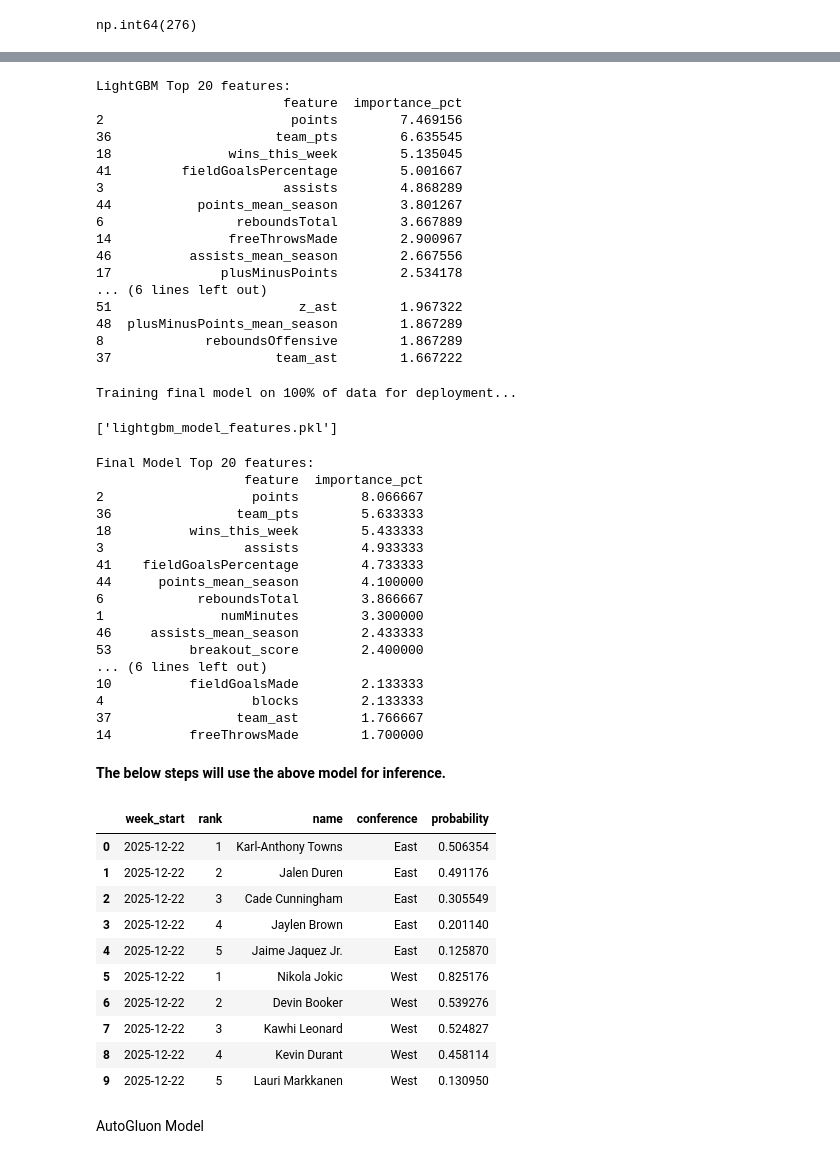
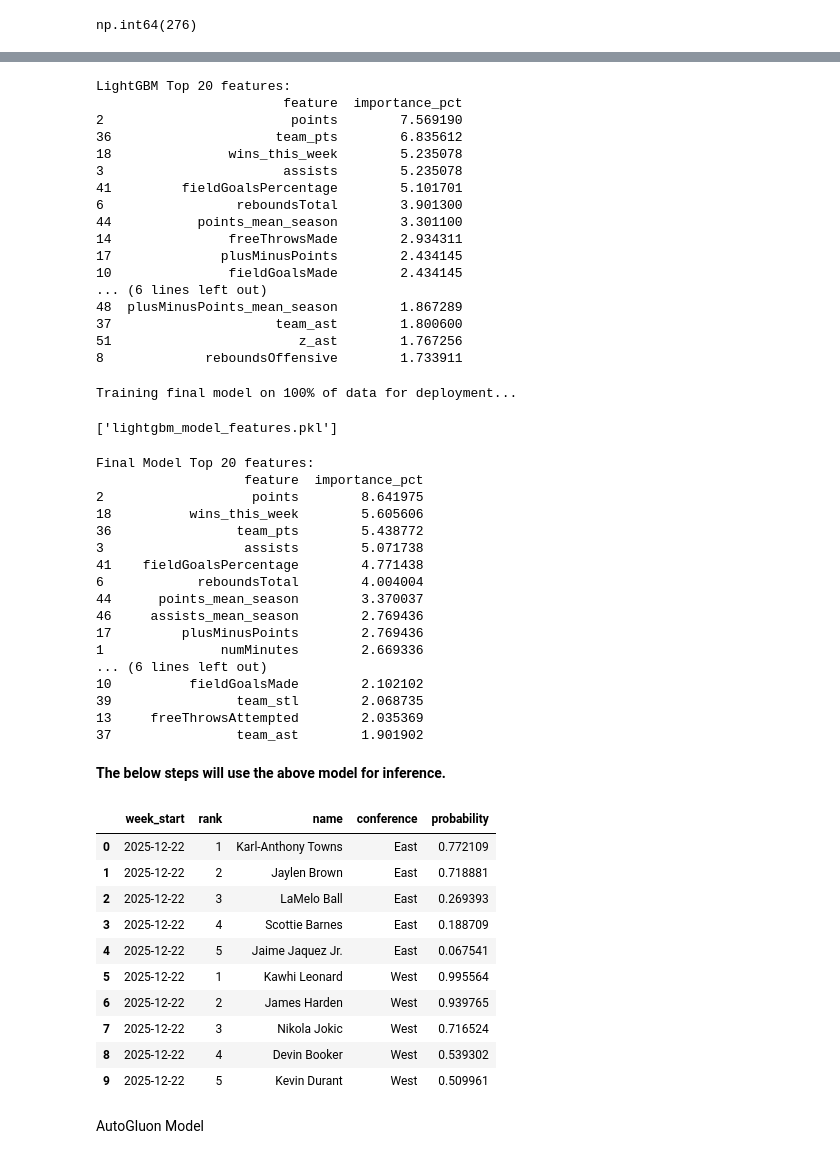
Before and after one commit to dejiandrew/nba-award-predictor, a Jupyter notebook: lightgbm_model.ipynb, the cells around one changed output, grey strips where cells are left out. Drawn from its saved outputs; the diff is of its cells as text; code cells hidden in the pictures.

```diff
--- a/lightgbm_model.ipynb
+++ b/lightgbm_model.ipynb
@@ -203,7 +239,7 @@ print(f"\nAfter {min_minutes} minute filter:")
 print(features_overall_weekly_df['player_efficiency_rating'].describe())
 
 features_overall_weekly_df = features_overall_weekly_df.drop(columns=['team_assists', 'team_fg','team_ppg_fixed', 'lg_ppg', 'u_per', 'pace_adjustment', 'a_per'])
-#features_overall_weekly_df = features_overall_weekly_df.drop(columns=['player_efficiency_rating'])
+features_overall_weekly_df = features_overall_weekly_df.drop(columns=['player_efficiency_rating'])
 # %% [output]
 Minutes == 0: 1231
 team_fg == 0: 1
@@ -458,21 +494,21 @@ print(feature_importance.head(20)[['feature','importance_pct']])
 # %% [output]
 LightGBM Top 20 features:
                         feature  importance_pct
-2                        points        7.469156
-36                     team_pts        6.635545
-18               wins_this_week        5.135045
-41         fieldGoalsPercentage        5.001667
-3                       assists        4.868289
-44           points_mean_season        3.801267
-6                 reboundsTotal        3.667889
-14               freeThrowsMade        2.900967
-46          assists_mean_season        2.667556
-17              plusMinusPoints        2.534178
+2                        points        7.569190
+36                     team_pts        6.835612
+18               wins_this_week        5.235078
+3                       assists        5.235078
+41         fieldGoalsPercentage        5.101701
+6                 reboundsTotal        3.901300
+44           points_mean_season        3.301100
+14               freeThrowsMade        2.934311
+17              plusMinusPoints        2.434145
+10               fieldGoalsMade        2.434145
 ... (6 lines left out)
-51                        z_ast        1.967322
 48  plusMinusPoints_mean_season        1.867289
-8             reboundsOffensive        1.867289
-37                     team_ast        1.667222
+37                     team_ast        1.800600
+51                        z_ast        1.767256
+8             reboundsOffensive        1.733911
 # %%
 # import joblib
 
@@ -516,21 +552,21 @@ print(final_feature_importance.head(20)[['feature','importance_pct']])
 # %% [output]
 Final Model Top 20 features:
                    feature  importance_pct
-2                   points        8.066667
-36                team_pts        5.633333
-18          wins_this_week        5.433333
-3                  assists        4.933333
-41    fieldGoalsPercentage        4.733333
-44      points_mean_season        4.100000
-6            reboundsTotal        3.866667
-1               numMinutes        3.300000
-46     assists_mean_season        2.433333
-53          breakout_score        2.400000
+2                   points        8.641975
+18          wins_this_week        5.605606
+36                team_pts        5.438772
+3                  assists        5.071738
+41    fieldGoalsPercentage        4.771438
+6            reboundsTotal        4.004004
+44      points_mean_season        3.370037
+46     assists_mean_season        2.769436
+17         plusMinusPoints        2.769436
+1               numMinutes        2.669336
 ... (6 lines left out)
-10          fieldGoalsMade        2.133333
-4                   blocks        2.133333
-37                team_ast        1.766667
-14          freeThrowsMade        1.700000
+10          fieldGoalsMade        2.102102
+39                team_stl        2.068735
+13     freeThrowsAttempted        2.035369
+37                team_ast        1.901902
 # %% [markdown]
 **The below steps will use the above model for inference.**
 # %%
@@ -690,7 +726,7 @@ def get_potw_predictions(week_start: str):
 
 
   overall_weekly_agg_df = overall_weekly_agg_df.drop(columns=['team_assists', 'team_fg','team_ppg_fixed', 'lg_ppg', 'u_per', 'pace_adjustment', 'a_per'])
-#  overall_weekly_agg_df = overall_weekly_agg_df.drop(columns=['player_efficiency_rating'])
+  overall_weekly_agg_df = overall_weekly_agg_df.drop(columns=['player_efficiency_rating'])
 
 
 ################################################################
@@ -715,43 +751,43 @@ def get_potw_predictions(week_start: str):
   # Now partition by season, week, and conference and return top 5 for each conference
   results
   query = f"""
   WITH CTE AS (SELECT *,
   RANK() OVER(PARTITION BY season, week, conference ORDER BY probability DESC) AS rank
   FROM results
   )
 
   ,CTE2 AS (
   SELECT * FROM CTE WHERE conference = 'East' AND rank <= 5
   UNION ALL
   SELECT * FROM CTE WHERE conference = 'West' AND rank <= 5
 
   )
   SELECT
   '{week_start}' AS week_start
   ,rank
   ,full_name as name
   ,conference
   ,probability
   FROM CTE2
   """
 
   top_five_per_conference = duckdb.query(query).df()
 
   return top_five_per_conference
 
 get_potw_predictions('2025-12-22')
 # %% [output]
 |  | week_start | rank | name | conference | probability |
-| 0 | 2025-12-22 | 1 | Karl-Anthony Towns | East | 0.506354 |
-| 1 | 2025-12-22 | 2 | Jalen Duren | East | 0.491176 |
-| 2 | 2025-12-22 | 3 | Cade Cunningham | East | 0.305549 |
-| 3 | 2025-12-22 | 4 | Jaylen Brown | East | 0.201140 |
-| 4 | 2025-12-22 | 5 | Jaime Jaquez Jr. | East | 0.125870 |
-| 5 | 2025-12-22 | 1 | Nikola Jokic | West | 0.825176 |
-| 6 | 2025-12-22 | 2 | Devin Booker | West | 0.539276 |
-| 7 | 2025-12-22 | 3 | Kawhi Leonard | West | 0.524827 |
-| 8 | 2025-12-22 | 4 | Kevin Durant | West | 0.458114 |
-| 9 | 2025-12-22 | 5 | Lauri Markkanen | West | 0.130950 |
+| 0 | 2025-12-22 | 1 | Karl-Anthony Towns | East | 0.772109 |
+| 1 | 2025-12-22 | 2 | Jaylen Brown | East | 0.718881 |
+| 2 | 2025-12-22 | 3 | LaMelo Ball | East | 0.269393 |
+| 3 | 2025-12-22 | 4 | Scottie Barnes | East | 0.188709 |
+| 4 | 2025-12-22 | 5 | Jaime Jaquez Jr. | East | 0.067541 |
+| 5 | 2025-12-22 | 1 | Kawhi Leonard | West | 0.995564 |
+| 6 | 2025-12-22 | 2 | James Harden | West | 0.939765 |
+| 7 | 2025-12-22 | 3 | Nikola Jokic | West | 0.716524 |
+| 8 | 2025-12-22 | 4 | Devin Booker | West | 0.539302 |
+| 9 | 2025-12-22 | 5 | Kevin Durant | West | 0.509961 |
 # %% [markdown]
 AutoGluon Model
 # %%
```
Also changed, not shown: parts of 7 cells of this notebook.
